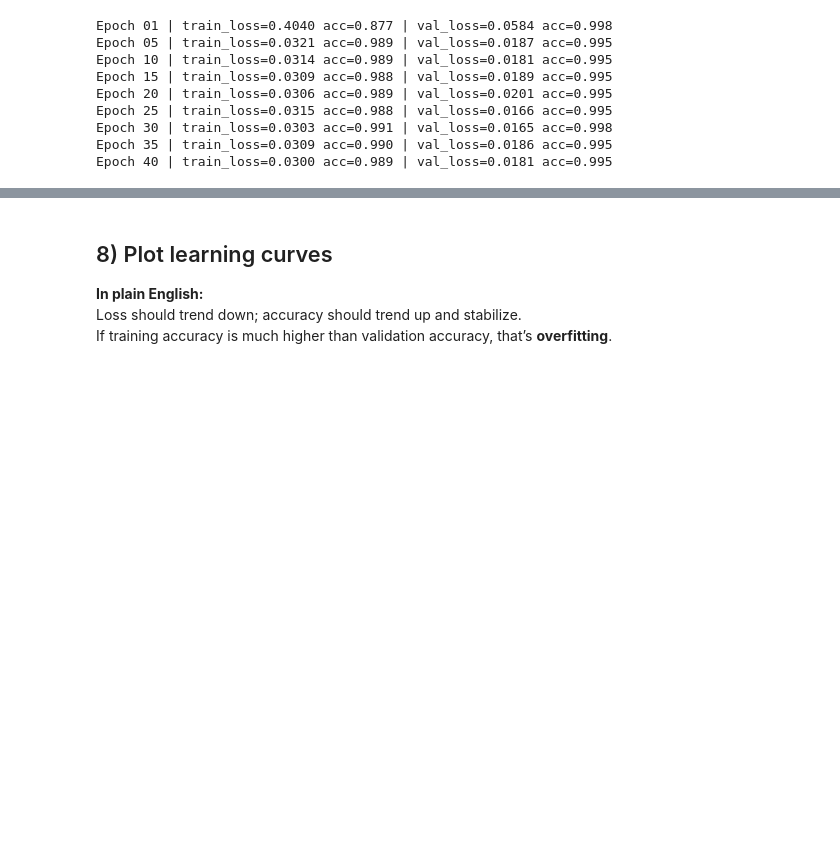
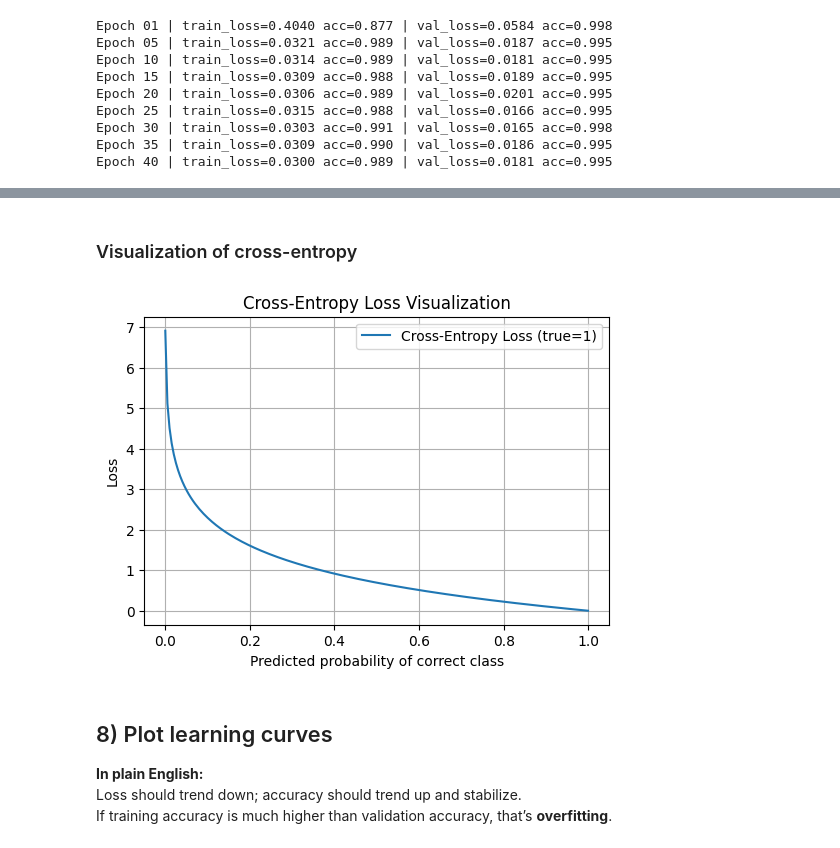
Before and after one commit to yu-to-chen/generative-ai, a Jupyter notebook: rl/Beginner_PyTorch_TinyNN.ipynb, the cells around one changed output, grey strips where cells are left out. Cells and saved outputs as stored; diff of their text form; code cells hidden in the pictures; blank space fills up the shorter version.

Commit message:
Toy NN by PyTorch
with explanations/visualizations of ReLU() and Cross-entropy.

```diff
--- a/rl/Beginner_PyTorch_TinyNN.ipynb
+++ b/rl/Beginner_PyTorch_TinyNN.ipynb
@@ -234,3 +258,28 @@ Epoch 40 | train_loss=0.0300 acc=0.989 | val_loss=0.0181 acc=0.995
+# %% [markdown]
+### Visualization of cross-entropy
+# %%
+import numpy as np
+import matplotlib.pyplot as plt
+
+# True label = 1 (e.g., "cat")
+true_label = 1
+
+# Predicted probability of "cat"
+p = np.linspace(0.001, 0.999, 200)
+
+# Cross-entropy loss for true label = 1
+loss = -np.log(p)
+
+plt.figure(figsize=(6,4))
+plt.plot(p, loss, label="Cross-Entropy Loss (true=1)")
+plt.xlabel("Predicted probability of correct class")
+plt.ylabel("Loss")
+plt.title("Cross-Entropy Loss Visualization")
+plt.grid(True)
+plt.legend()
+plt.show()
+# %% [output]
+[figure, added]
 # %% [markdown]
 ## 8) Plot learning curves
 
```
Also changed, not shown: parts of 2 cells of this notebook.
